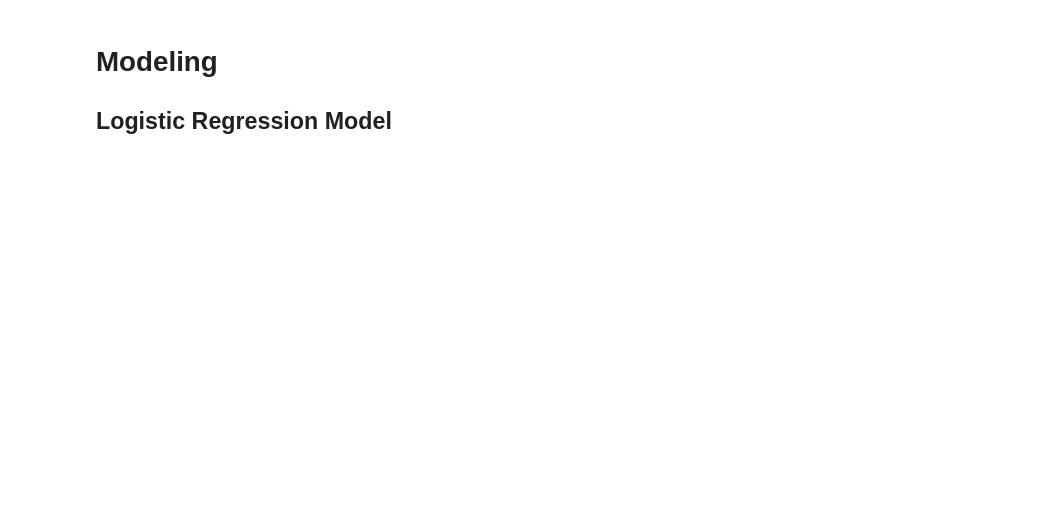
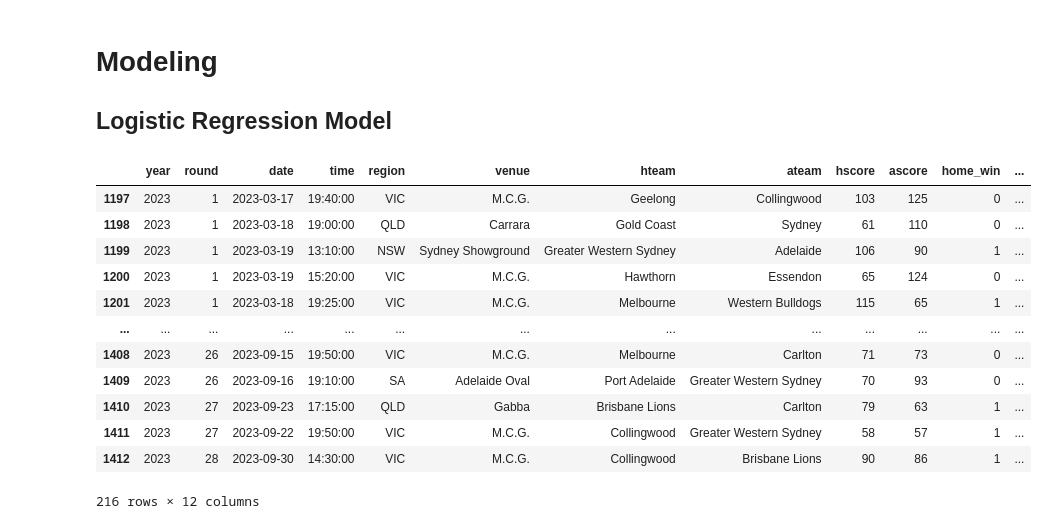
Before and after one commit to LeonViti/AFL, a Jupyter notebook: afl_modelling.ipynb, the cells around one changed output. Cells and saved outputs as stored; diff of their text form; code cells hidden in the pictures; blank space fills up the shorter version.

```diff
--- a/afl_modelling.ipynb
+++ b/afl_modelling.ipynb
@@ -26,3 +27,19 @@ pd.read_csv('fixture.csv')
 # Modeling
 
 ## Logistic Regression Model
+# %%
+fixture[fixture['year'] == 2023]
+# %% [output]
+|  | year | round | date | time | region | venue | hteam | ateam | hscore | ascore | home_win | ... |
+| 1197 | 2023 | 1 | 2023-03-17 | 19:40:00 | VIC | M.C.G. | Geelong | Collingwood | 103 | 125 | 0 | ... |
+| 1198 | 2023 | 1 | 2023-03-18 | 19:00:00 | QLD | Carrara | Gold Coast | Sydney | 61 | 110 | 0 | ... |
+| 1199 | 2023 | 1 | 2023-03-19 | 13:10:00 | NSW | Sydney Showground | Greater Western Sydney | Adelaide | 106 | 90 | 1 | ... |
+| 1200 | 2023 | 1 | 2023-03-19 | 15:20:00 | VIC | M.C.G. | Hawthorn | Essendon | 65 | 124 | 0 | ... |
+| 1201 | 2023 | 1 | 2023-03-18 | 19:25:00 | VIC | M.C.G. | Melbourne | Western Bulldogs | 115 | 65 | 1 | ... |
+| ... | ... | ... | ... | ... | ... | ... | ... | ... | ... | ... | ... | ... |
+| 1408 | 2023 | 26 | 2023-09-15 | 19:50:00 | VIC | M.C.G. | Melbourne | Carlton | 71 | 73 | 0 | ... |
+| 1409 | 2023 | 26 | 2023-09-16 | 19:10:00 | SA | Adelaide Oval | Port Adelaide | Greater Western Sydney | 70 | 93 | 0 | ... |
+| 1410 | 2023 | 27 | 2023-09-23 | 17:15:00 | QLD | Gabba | Brisbane Lions | Carlton | 79 | 63 | 1 | ... |
+| 1411 | 2023 | 27 | 2023-09-22 | 19:50:00 | VIC | M.C.G. | Collingwood | Greater Western Sydney | 58 | 57 | 1 | ... |
+| 1412 | 2023 | 28 | 2023-09-30 | 14:30:00 | VIC | M.C.G. | Collingwood | Brisbane Lions | 90 | 86 | 1 | ... |
+216 rows × 12 columns
```
Also changed, not shown: parts of 8 cells of this notebook, 3 other files.
